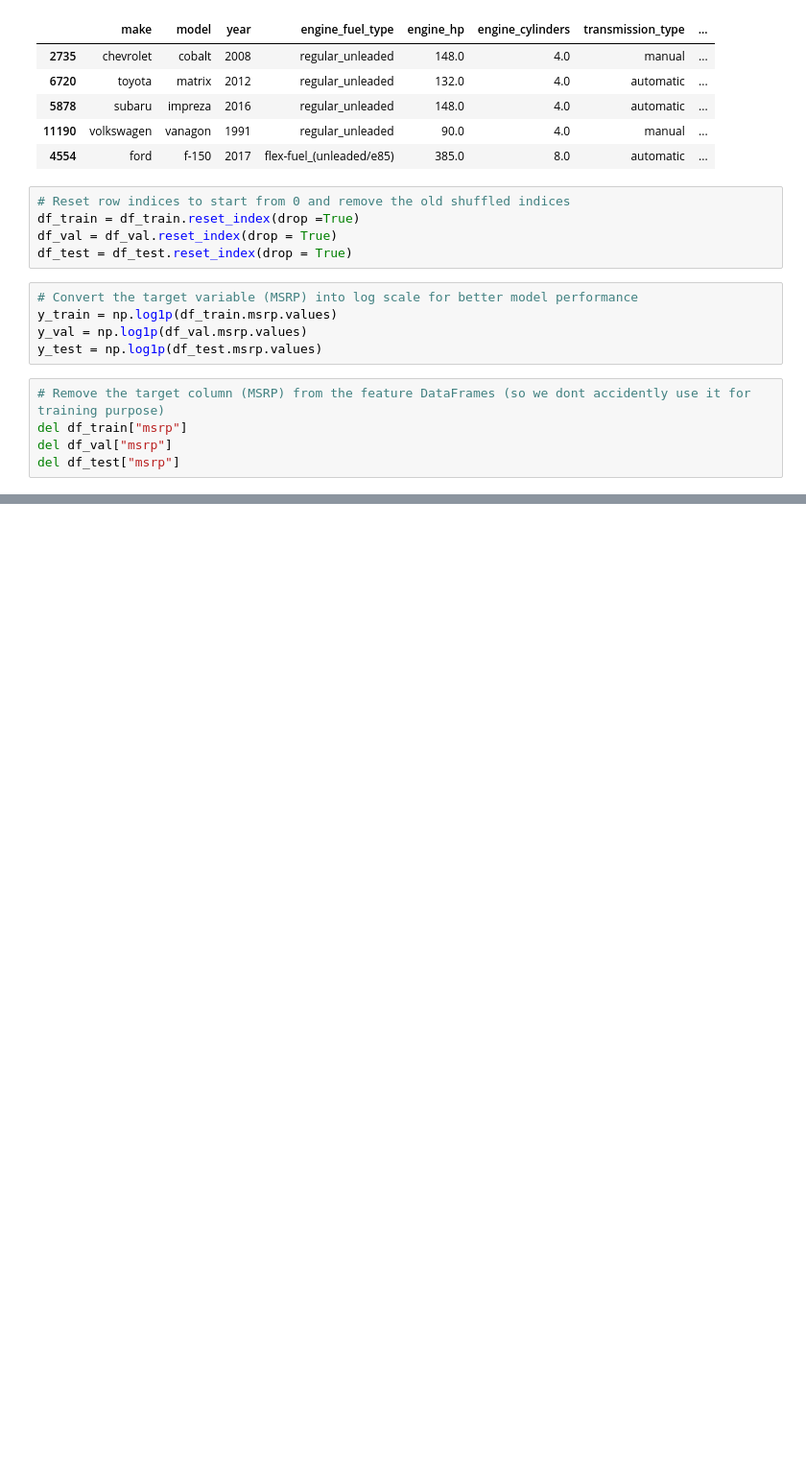
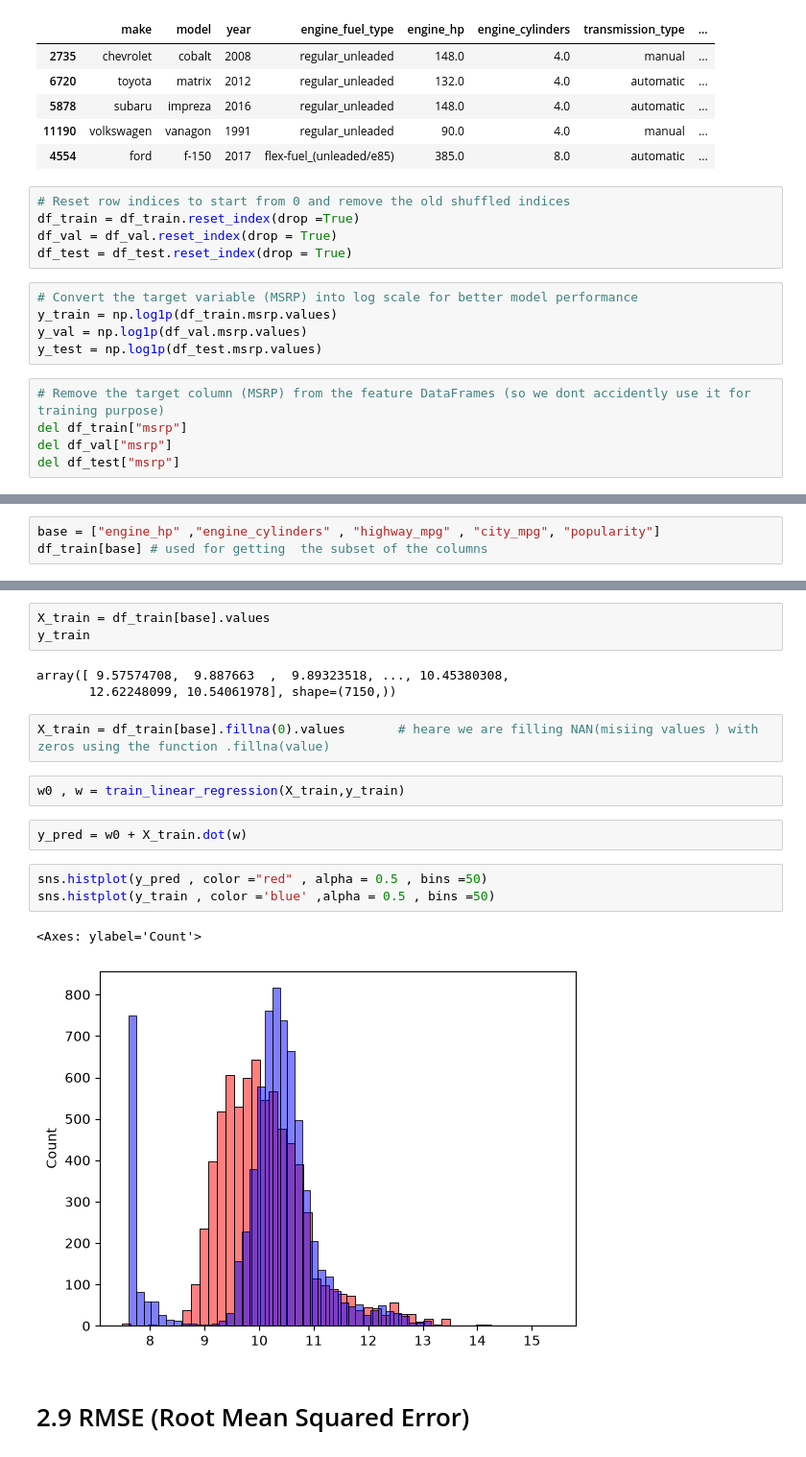
Before and after one commit to preetpatel4706-cpu/machine-learning-zoomcamp, a Jupyter notebook: week02-regression/notebooks-week2/notebook.ipynb, the cells around one changed output, grey strips where cells are left out. Shown at 96% size. Cells and saved outputs as stored; diff of their text form; blank space fills up the shorter version.

```diff
--- a/week02-regression/notebooks-week2/notebook.ipynb
+++ b/week02-regression/notebooks-week2/notebook.ipynb
@@ -225,0 +433,3 @@ del df_test["msrp"]
+# %%
+base = ["engine_hp" ,"engine_cylinders" , "highway_mpg" , "city_mpg", "popularity"]
+df_train[base] # used for getting  the subset of the columns
@@ -225,0 +450,20 @@ del df_test["msrp"]
+# %%
+X_train = df_train[base].values
+y_train
+# %% [output]
+array([ 9.57574708,  9.887663  ,  9.89323518, ..., 10.45380308,
+       12.62248099, 10.54061978], shape=(7150,))
+# %%
+X_train = df_train[base].fillna(0).values       # heare we are filling NAN(misiing values ) with zeros using the function .fillna(value)
+# %%
+w0 , w = train_linear_regression(X_train,y_train)
+# %%
+y_pred = w0 + X_train.dot(w)
+# %%
+sns.histplot(y_pred , color ="red" , alpha = 0.5 , bins =50)
+sns.histplot(y_train , color ='blue' ,alpha = 0.5 , bins =50)
+# %% [output]
+<Axes: ylabel='Count'>
+[figure, added]
+# %% [markdown]
+# 2.9 RMSE   (Root Mean Squared Error)
```
Also changed, not shown: parts of 91 cells of this notebook, 3 other files.
